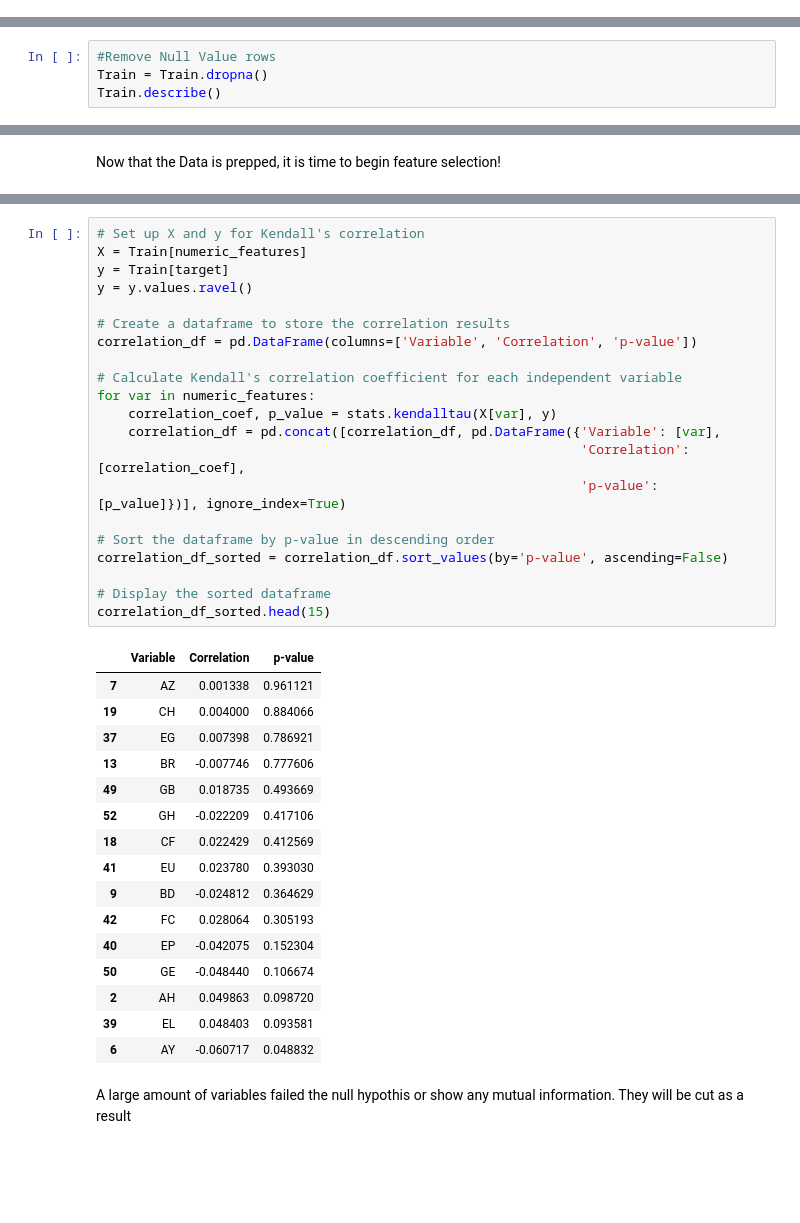
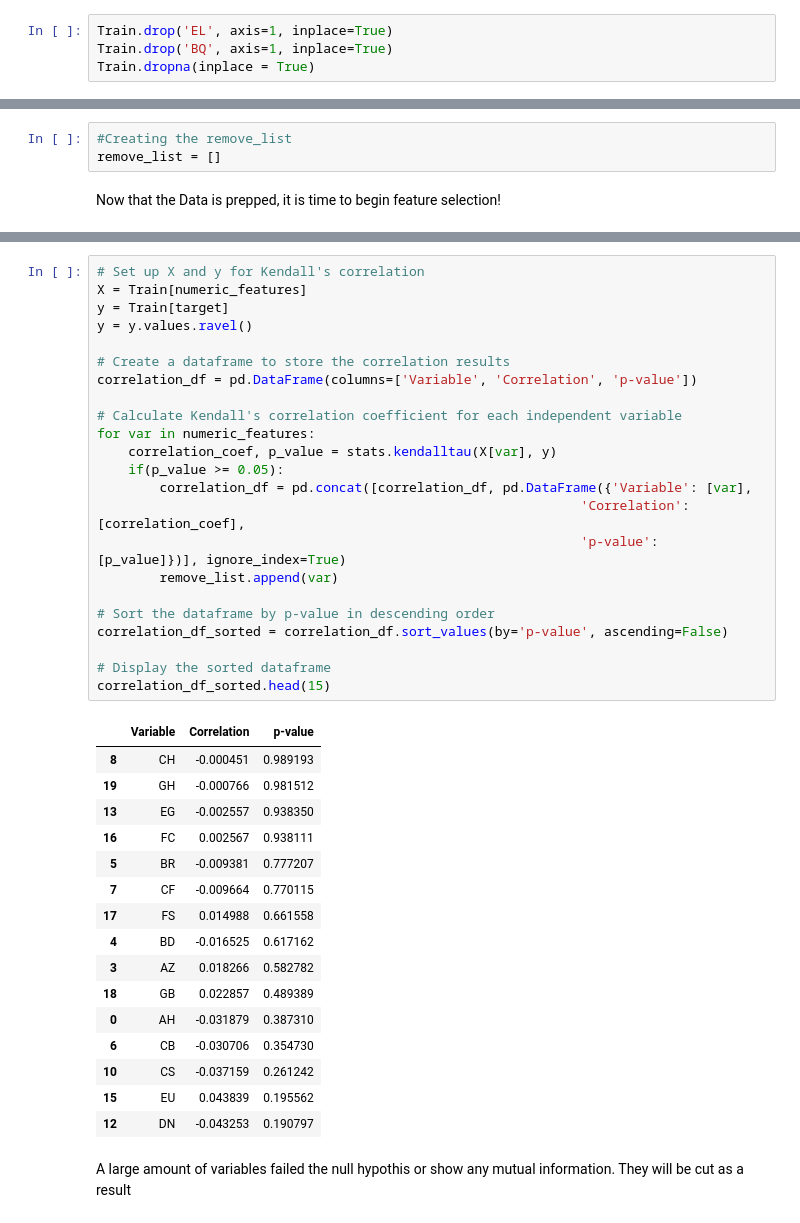
Before and after one commit to Javesus/algos_from_scratch, a Jupyter notebook: invitro-cell-research.ipynb, the cells around one changed output, grey strips where cells are left out. Drawn from its saved outputs; the diff is of its cells as text; blank space fills up the shorter version.

```diff
--- a/invitro-cell-research.ipynb
+++ b/invitro-cell-research.ipynb
@@ -84,3 +107,7 @@ It is a bit weighted towards the negative class. So I will transform the data to
+# %%
+Train.drop('EL', axis=1, inplace=True)
+Train.drop('BQ', axis=1, inplace=True)
+Train.dropna(inplace = True)
 # %%
 #Make lists to section Train Dataset
 Columns = Train.columns
@@ -100,4 +122,0 @@ print(len(numeric_features))
-# %%
-#Remove Null Value rows
-Train = Train.dropna()
-Train.describe()
@@ -181,3 +164,6 @@ Name: Class, dtype: float64
+# %%
+#Creating the remove_list
+remove_list = []
 # %% [markdown]
 Now that the Data is prepped, it is time to begin feature selection!
 # %%
@@ -199,41 +185,43 @@ print(combined_dict)
 # %%
 # Set up X and y for Kendall's correlation
 X = Train[numeric_features]
 y = Train[target]
 y = y.values.ravel()
 
 # Create a dataframe to store the correlation results
 correlation_df = pd.DataFrame(columns=['Variable', 'Correlation', 'p-value'])
 
 # Calculate Kendall's correlation coefficient for each independent variable
 for var in numeric_features:
     correlation_coef, p_value = stats.kendalltau(X[var], y)
-    correlation_df = pd.concat([correlation_df, pd.DataFrame({'Variable': [var],
+    if(p_value >= 0.05):
+        correlation_df = pd.concat([correlation_df, pd.DataFrame({'Variable': [var],
                                                               'Correlation': [correlation_coef],
                                                               'p-value': [p_value]})], ignore_index=True)
+        remove_list.append(var)
 
 # Sort the dataframe by p-value in descending order
 correlation_df_sorted = correlation_df.sort_values(by='p-value', ascending=False)
 
 # Display the sorted dataframe
 correlation_df_sorted.head(15)
 # %% [output]
 |  | Variable | Correlation | p-value |
-| 7 | AZ | 0.001338 | 0.961121 |
-| 19 | CH | 0.004000 | 0.884066 |
-| 37 | EG | 0.007398 | 0.786921 |
-| 13 | BR | -0.007746 | 0.777606 |
-| 49 | GB | 0.018735 | 0.493669 |
-| 52 | GH | -0.022209 | 0.417106 |
-| 18 | CF | 0.022429 | 0.412569 |
-| 41 | EU | 0.023780 | 0.393030 |
-| 9 | BD | -0.024812 | 0.364629 |
-| 42 | FC | 0.028064 | 0.305193 |
-| 40 | EP | -0.042075 | 0.152304 |
-| 50 | GE | -0.048440 | 0.106674 |
-| 2 | AH | 0.049863 | 0.098720 |
-| 39 | EL | 0.048403 | 0.093581 |
-| 6 | AY | -0.060717 | 0.048832 |
+| 8 | CH | -0.000451 | 0.989193 |
+| 19 | GH | -0.000766 | 0.981512 |
+| 13 | EG | -0.002557 | 0.938350 |
+| 16 | FC | 0.002567 | 0.938111 |
+| 5 | BR | -0.009381 | 0.777207 |
+| 7 | CF | -0.009664 | 0.770115 |
+| 17 | FS | 0.014988 | 0.661558 |
+| 4 | BD | -0.016525 | 0.617162 |
+| 3 | AZ | 0.018266 | 0.582782 |
+| 18 | GB | 0.022857 | 0.489389 |
+| 0 | AH | -0.031879 | 0.387310 |
+| 6 | CB | -0.030706 | 0.354730 |
+| 10 | CS | -0.037159 | 0.261242 |
+| 15 | EU | 0.043839 | 0.195562 |
+| 12 | DN | -0.043253 | 0.190797 |
 # %% [markdown]
 A large amount of variables failed the null hypothis or show any mutual information. They will be cut as a result
 # %%
```
Also changed, not shown: parts of 19 cells of this notebook.
